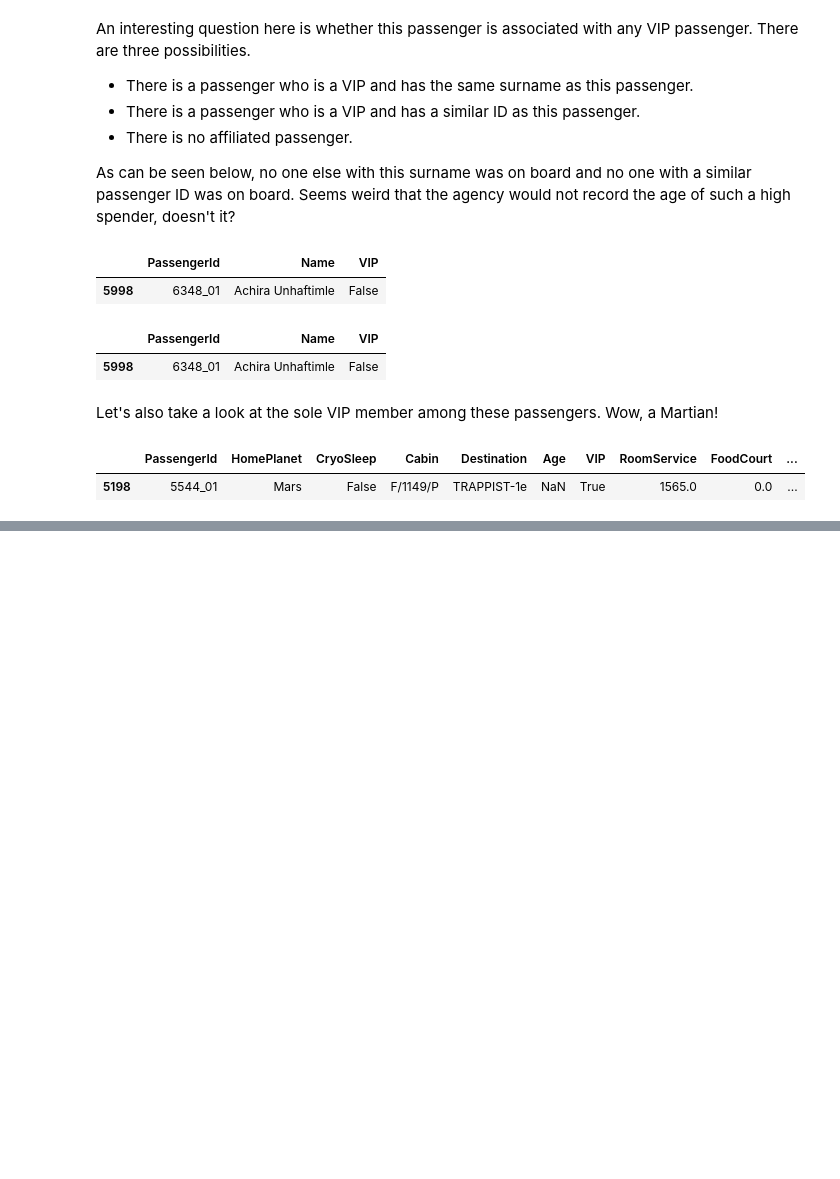
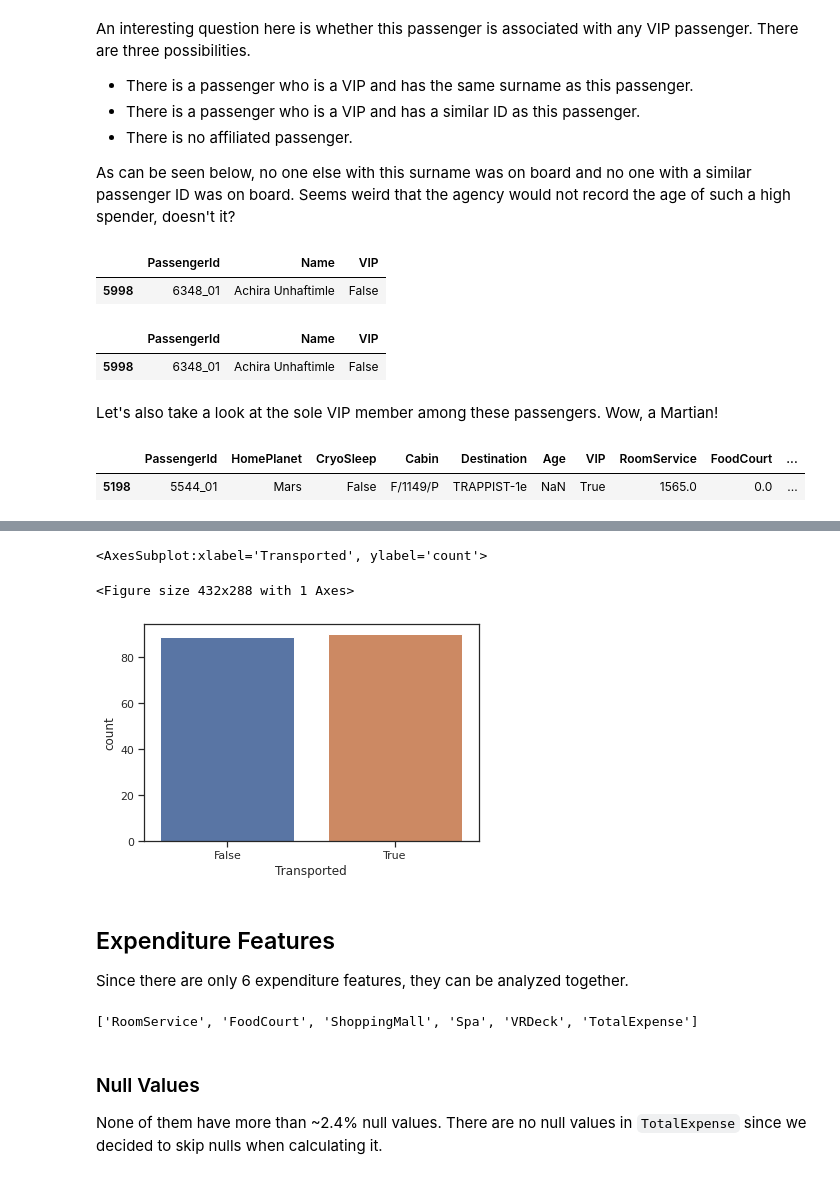
Before and after one commit to MalayAgr/Kaggle-Spaceship-Titanic, a Jupyter notebook: eda.ipynb, the cells around one changed output, grey strips where cells are left out. Drawn from its saved outputs; the diff is of its cells as text; code cells hidden in the pictures; blank space fills up the shorter version.

```diff
--- a/eda.ipynb
+++ b/eda.ipynb
@@ -366,0 +478,20 @@ age_df[age_df["VIP"] == True]
+# %%
+age_df = df[df["Age"].isna()]
+sns.countplot(data=age_df, x="Transported")
+# %% [output]
+<AxesSubplot:xlabel='Transported', ylabel='count'>
+<Figure size 432x288 with 1 Axes>
+[figure, added]
+# %% [markdown]
+## Expenditure Features
+
+Since there are only 6 expenditure features, they can be analyzed together.
+# %%
+expenditure_cols.append("TotalExpense")
+expenditure_cols
+# %% [output]
+['RoomService', 'FoodCourt', 'ShoppingMall', 'Spa', 'VRDeck', 'TotalExpense']
+# %% [markdown]
+### Null Values
+
+None of them have more than ~2.4% null values. There are no null values in `TotalExpense` since we decided to skip nulls when calculating it.
```
Also changed, not shown: parts of 39 cells of this notebook.
